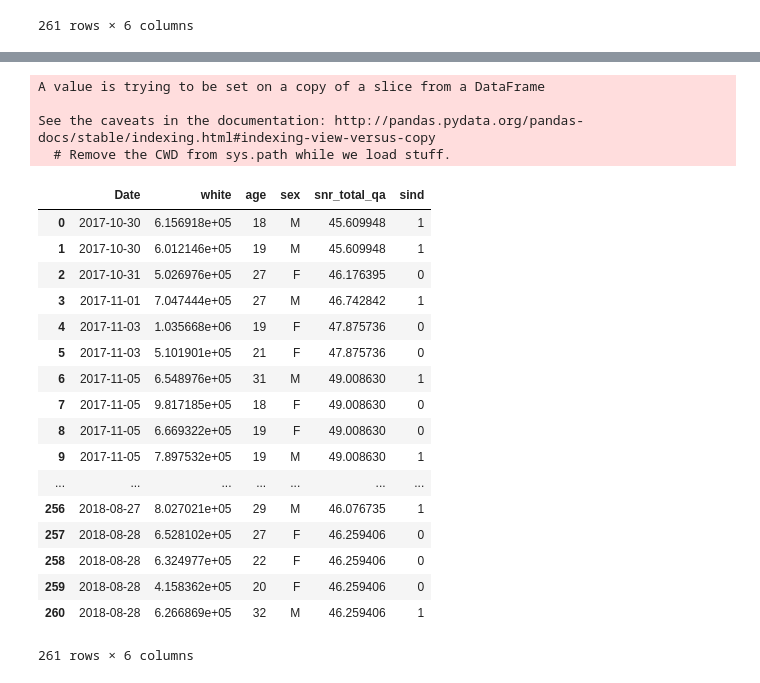
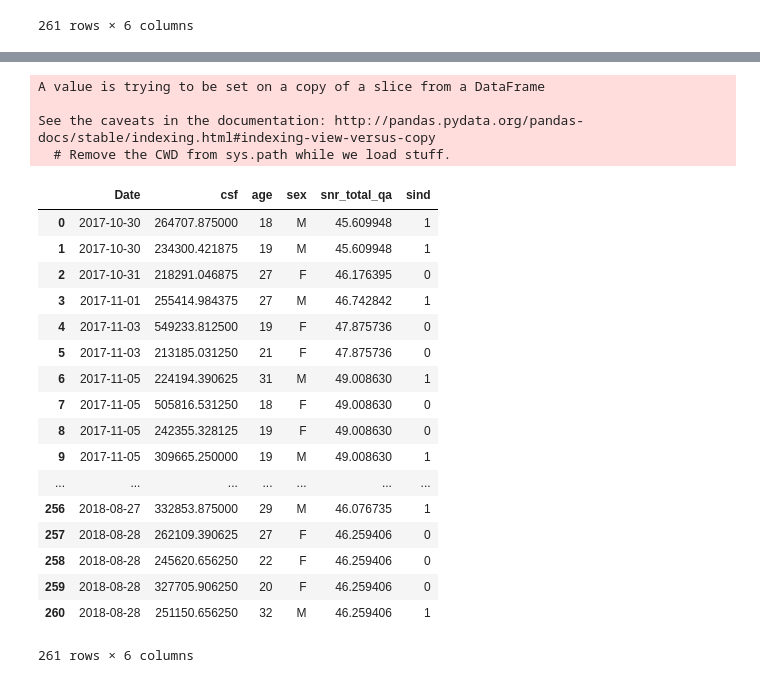
Before and after one commit to proj-nuisance/nuisance, a Jupyter notebook: ipy/nuisance.ipynb, the cells around one changed output, grey strips where cells are left out. Saved outputs shown, nothing was run; the diff lists cells and outputs as text; code cells hidden in the pictures.

```diff
--- a/ipy/nuisance.ipynb
+++ b/ipy/nuisance.ipynb
@@ -516,35 +538,35 @@ Seasonal F-test: <F test: F=array([[2.89119434]]), p=0.05753883304669184, df_den
 # %%
 # 'Background', "Left-Accumbens-area",
 #                                         "Left-Amygdala", "Left-Caudate", "Left-Hippocampus", "Left-Pallidum",
 #                                         "Left-Putamen", "Left-Thalamus-Proper", "Right-Accumbens-area",
 #                                         "Right-Amygdala", "Right-Caudate", "Right-Hippocampus", "Right-Pallidum",
 #                                         "Right-Putamen", "Right-Thalamus-Proper", "csf", "gray", "white"
-amyg_data_df = pd.DataFrame(final_df,columns=['white', 'age', 'sex', 'snr_total_qa'])
+amyg_data_df = pd.DataFrame(final_df,columns=['csf', 'age', 'sex', 'snr_total_qa'])
 amyg_data_df = amyg_data_df.reset_index()
 amyg_data_df = amyg_data_df.rename(columns={'Date_x': 'Date'})
 amyg_data_df['sind'] = [0 for item in range(len(amyg_data_df))]
 amyg_data_df.sind[amyg_data_df.sex == 'M'] = int(1)
 amyg_data_df
 # %% [output]
 A value is trying to be set on a copy of a slice from a DataFrame
 
 See the caveats in the documentation: http://pandas.pydata.org/pandas-docs/stable/indexing.html#indexing-view-versus-copy
   # Remove the CWD from sys.path while we load stuff.
-|  | Date | white | age | sex | snr_total_qa | sind |
-| 0 | 2017-10-30 | 6.156918e+05 | 18 | M | 45.609948 | 1 |
-| 1 | 2017-10-30 | 6.012146e+05 | 19 | M | 45.609948 | 1 |
-| 2 | 2017-10-31 | 5.026976e+05 | 27 | F | 46.176395 | 0 |
-| 3 | 2017-11-01 | 7.047444e+05 | 27 | M | 46.742842 | 1 |
-| 4 | 2017-11-03 | 1.035668e+06 | 19 | F | 47.875736 | 0 |
-| 5 | 2017-11-03 | 5.101901e+05 | 21 | F | 47.875736 | 0 |
-| 6 | 2017-11-05 | 6.548976e+05 | 31 | M | 49.008630 | 1 |
-| 7 | 2017-11-05 | 9.817185e+05 | 18 | F | 49.008630 | 0 |
-| 8 | 2017-11-05 | 6.669322e+05 | 19 | F | 49.008630 | 0 |
-| 9 | 2017-11-05 | 7.897532e+05 | 19 | M | 49.008630 | 1 |
+|  | Date | csf | age | sex | snr_total_qa | sind |
+| 0 | 2017-10-30 | 264707.875000 | 18 | M | 45.609948 | 1 |
+| 1 | 2017-10-30 | 234300.421875 | 19 | M | 45.609948 | 1 |
+| 2 | 2017-10-31 | 218291.046875 | 27 | F | 46.176395 | 0 |
+| 3 | 2017-11-01 | 255414.984375 | 27 | M | 46.742842 | 1 |
+| 4 | 2017-11-03 | 549233.812500 | 19 | F | 47.875736 | 0 |
+| 5 | 2017-11-03 | 213185.031250 | 21 | F | 47.875736 | 0 |
+| 6 | 2017-11-05 | 224194.390625 | 31 | M | 49.008630 | 1 |
+| 7 | 2017-11-05 | 505816.531250 | 18 | F | 49.008630 | 0 |
+| 8 | 2017-11-05 | 242355.328125 | 19 | F | 49.008630 | 0 |
+| 9 | 2017-11-05 | 309665.250000 | 19 | M | 49.008630 | 1 |
 | ... | ... | ... | ... | ... | ... | ... |
-| 256 | 2018-08-27 | 8.027021e+05 | 29 | M | 46.076735 | 1 |
-| 257 | 2018-08-28 | 6.528102e+05 | 27 | F | 46.259406 | 0 |
-| 258 | 2018-08-28 | 6.324977e+05 | 22 | F | 46.259406 | 0 |
-| 259 | 2018-08-28 | 4.158362e+05 | 20 | F | 46.259406 | 0 |
-| 260 | 2018-08-28 | 6.266869e+05 | 32 | M | 46.259406 | 1 |
+| 256 | 2018-08-27 | 332853.875000 | 29 | M | 46.076735 | 1 |
+| 257 | 2018-08-28 | 262109.390625 | 27 | F | 46.259406 | 0 |
+| 258 | 2018-08-28 | 245620.656250 | 22 | F | 46.259406 | 0 |
+| 259 | 2018-08-28 | 327705.906250 | 20 | F | 46.259406 | 0 |
+| 260 | 2018-08-28 | 251150.656250 | 32 | M | 46.259406 | 1 |
 261 rows × 6 columns
```
Also changed, not shown: parts of 16 cells of this notebook.
